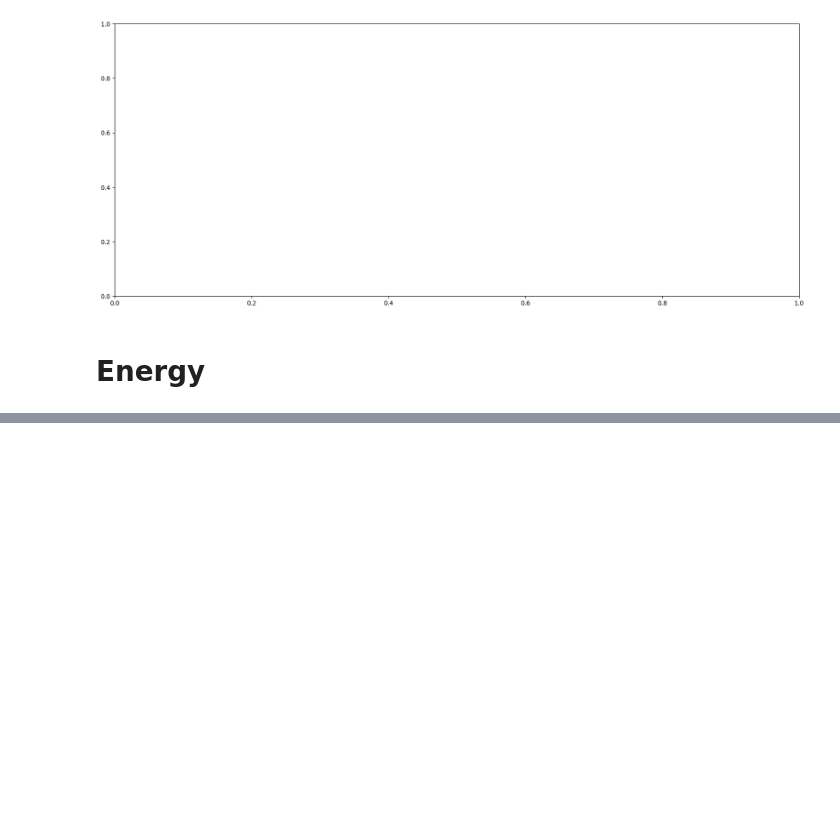
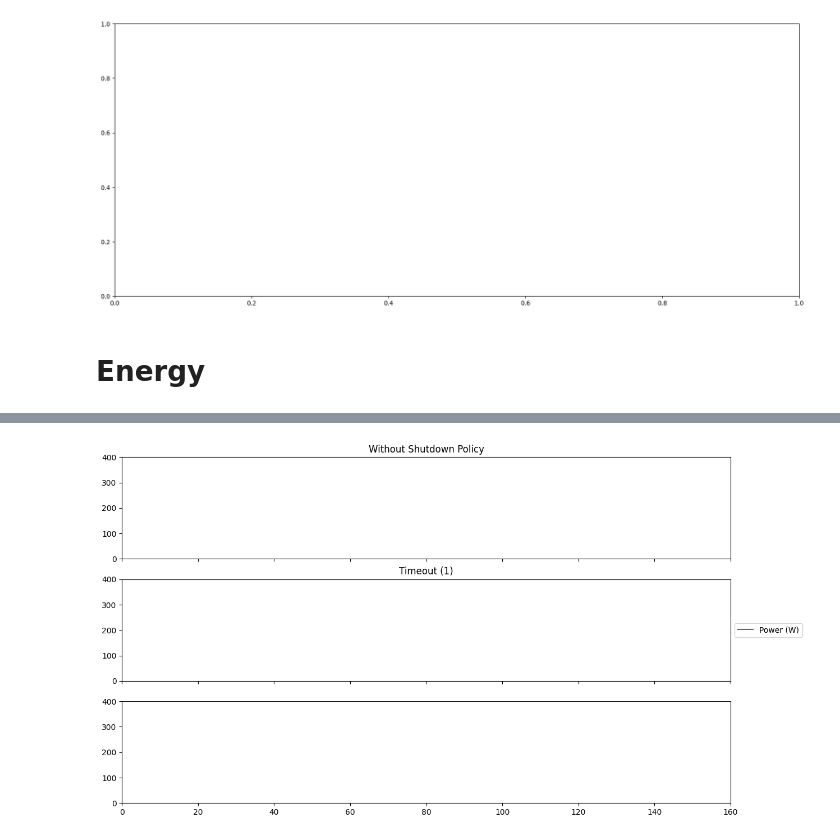
Before and after one commit to tanaxer01/bati-scheduler, a Jupyter notebook: Untitled.ipynb, the cells around one changed output, grey strips where cells are left out. Saved outputs shown, nothing was run; the diff lists cells and outputs as text; code cells hidden in the pictures; blank space fills up the shorter version.

```diff
--- a/Untitled.ipynb
+++ b/Untitled.ipynb
@@ -257,26 +242,33 @@ A
 # %%
 def prepare(dataframe):
     df = dataframe[['time', 'energy']].drop_duplicates(subset='time')
     diff = df.diff(1)
     diff.rename(columns={'time':'time_diff', 'energy':'energy_diff'}, inplace=True)
     concat = pd.concat([df, diff], axis=1)
     concat['power'] = concat['energy_diff'] / concat['time_diff']
     return concat
 
+none  = df["ConsumedEnergyMonitor"][ df["ConsumedEnergyMonitor"].index == "NONE" ]
+t5 = df["ConsumedEnergyMonitor"][ df["ConsumedEnergyMonitor"].index == "T5" ]
+
+none = prepare(none)
+t5 = prepare(t5)
 # Plot
 _, ax_list = plt.subplots(3, 1, sharex=True, sharey=True, figsize=(14, 8))
 ax_list[0].plot(none['time'], none['power'], drawstyle='steps-pre')
 ax_list[0].set_title('Without Shutdown Policy')
 
-ax_list[1].plot(t_1['time'], t_1['power'], label="Power (W)", drawstyle='steps-pre')
+ax_list[1].plot(t5['time'], t5['power'], label="Power (W)", drawstyle='steps-pre')
 ax_list[1].set_title('Timeout (1)')
 ax_list[1].legend(loc='center left', bbox_to_anchor=(1, 0.5))
 
 #ax_list[2].plot(t_5['time'], t_5['power'], drawstyle='steps-pre')
 #ax_list[2].set_title('Timeout (5)')
 
 
 # Show
 plt.xlim(xmin=0, xmax=160)
 plt.ylim(ymin=0, ymax=400)
 plt.show()
+# %% [output]
+[figure, added]
```
Also changed, not shown: parts of 6 cells of this notebook, 28 other files.
